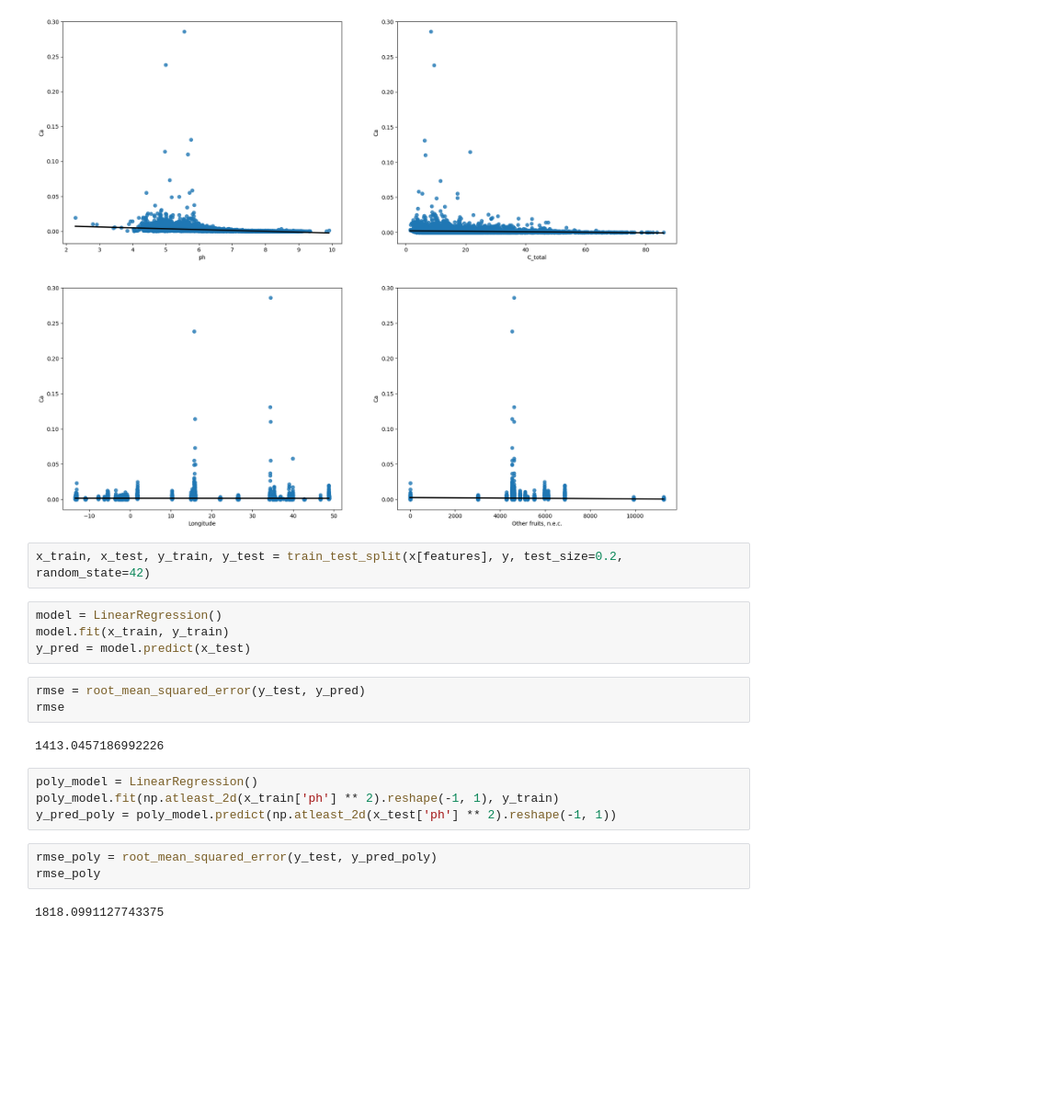
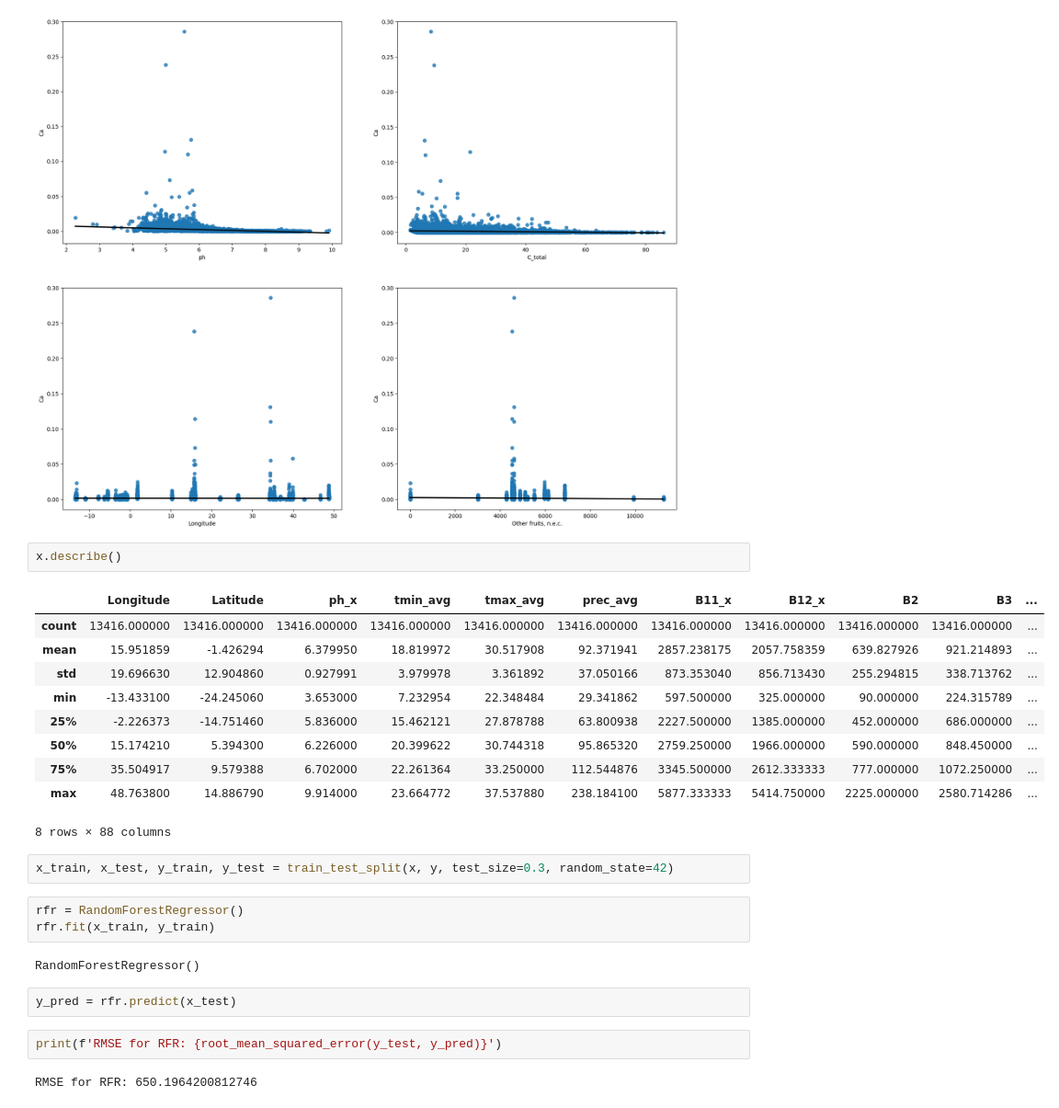
Before and after one commit to lucknera/projekt_interdyscyplinarny, a Jupyter notebook: models/mateusz-ca-model.ipynb, the cells around one changed output. Shown at 92% size. Cells and saved outputs as stored; diff of their text form; blank space fills up the shorter version.

Commit message:
ca model

```diff
--- a/models/mateusz-ca-model.ipynb
+++ b/models/mateusz-ca-model.ipynb
@@ -106,23 +122,29 @@ sns.regplot(x=df['Other fruits, n.e.c.'], y=y_inv, ax=axes[1, 1], line_kws={'col
 plt.show()
 # %% [output]
 [figure]
-# %%
-x_train, x_test, y_train, y_test = train_test_split(x[features], y, test_size=0.2, random_state=42)
-# %%
-model = LinearRegression()
-model.fit(x_train, y_train)
-y_pred = model.predict(x_test)
-# %%
-rmse = root_mean_squared_error(y_test, y_pred)
-rmse
-# %% [output]
-1413.0457186992226
-# %%
-poly_model = LinearRegression()
-poly_model.fit(np.atleast_2d(x_train['ph'] ** 2).reshape(-1, 1), y_train)
-y_pred_poly = poly_model.predict(np.atleast_2d(x_test['ph'] ** 2).reshape(-1, 1))
-# %%
-rmse_poly = root_mean_squared_error(y_test, y_pred_poly)
-rmse_poly
-# %% [output]
-1818.0991127743375
+# %%
+x.describe()
+# %% [output]
+|  | Longitude | Latitude | ph_x | tmin_avg | tmax_avg | prec_avg | B11_x | B12_x | B2 | B3 | ... |
+| count | 13416.000000 | 13416.000000 | 13416.000000 | 13416.000000 | 13416.000000 | 13416.000000 | 13416.000000 | 13416.000000 | 13416.000000 | 13416.000000 | ... |
+| mean | 15.951859 | -1.426294 | 6.379950 | 18.819972 | 30.517908 | 92.371941 | 2857.238175 | 2057.758359 | 639.827926 | 921.214893 | ... |
+| std | 19.696630 | 12.904860 | 0.927991 | 3.979978 | 3.361892 | 37.050166 | 873.353040 | 856.713430 | 255.294815 | 338.713762 | ... |
+| min | -13.433100 | -24.245060 | 3.653000 | 7.232954 | 22.348484 | 29.341862 | 597.500000 | 325.000000 | 90.000000 | 224.315789 | ... |
+| 25% | -2.226373 | -14.751460 | 5.836000 | 15.462121 | 27.878788 | 63.800938 | 2227.500000 | 1385.000000 | 452.000000 | 686.000000 | ... |
+| 50% | 15.174210 | 5.394300 | 6.226000 | 20.399622 | 30.744318 | 95.865320 | 2759.250000 | 1966.000000 | 590.000000 | 848.450000 | ... |
+| 75% | 35.504917 | 9.579388 | 6.702000 | 22.261364 | 33.250000 | 112.544876 | 3345.500000 | 2612.333333 | 777.000000 | 1072.250000 | ... |
+| max | 48.763800 | 14.886790 | 9.914000 | 23.664772 | 37.537880 | 238.184100 | 5877.333333 | 5414.750000 | 2225.000000 | 2580.714286 | ... |
+8 rows × 88 columns
+# %%
+x_train, x_test, y_train, y_test = train_test_split(x, y, test_size=0.3, random_state=42)
+# %%
+rfr = RandomForestRegressor()
+rfr.fit(x_train, y_train)
+# %% [output]
+RandomForestRegressor()
+# %%
+y_pred = rfr.predict(x_test)
+# %%
+print(f'RMSE for RFR: {root_mean_squared_error(y_test, y_pred)}')
+# %% [output]
+RMSE for RFR: 650.1964200812746
```
Also changed, not shown: parts of 30 cells of this notebook, 2 other files.
